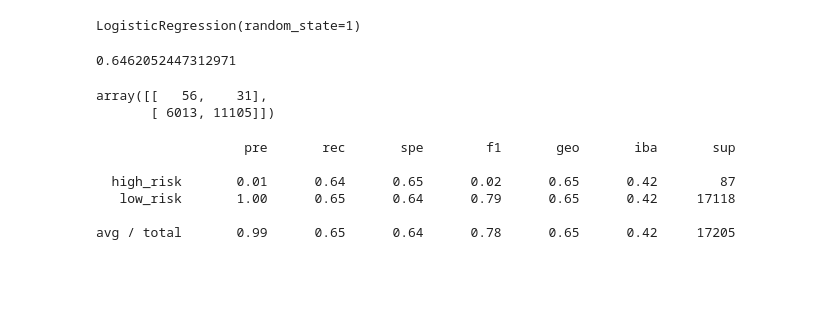
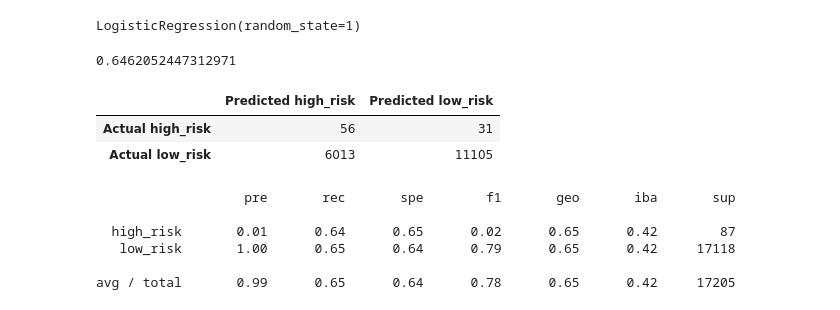
Before and after one commit to jjcode-databootcamp/Credit_Risk_Analysis, a Jupyter notebook: credit_risk_resampling.ipynb, the cells around one changed output. Drawn from its saved outputs; the diff is of its cells as text; code cells hidden in the pictures; blank space fills up the shorter version.

```diff
--- a/credit_risk_resampling.ipynb
+++ b/credit_risk_resampling.ipynb
@@ -150,18 +152,28 @@ LogisticRegression(random_state=1)
 from sklearn.metrics import balanced_accuracy_score
 
 # Define "predictions" variable specifying oversampling model
-predictions = over_sampling_model.predict(X_test)
+y_prediction = over_sampling_model.predict(X_test)
 
-balanced_accuracy_score(y_test, predictions)
+balanced_accuracy_score(y_test, y_prediction)
 # %% [output]
 0.6462052447312971
-# %%
-# Display the confusion matrix
-from sklearn.metrics import confusion_matrix
-confusion_matrix(y_test, predictions)
-# %% [output]
-array([[   56,    31],
-       [ 6013, 11105]])
+# %%
+# Display the confusion matrix
+
+# Calculate confusion matrix
+cm_naive = confusion_matrix(y_test, y_prediction)
+
+
+# Create confusion matrix dataframe
+cm_df_naive = pd.DataFrame(
+    cm_naive, index=["Actual high_risk", "Actual low_risk"], columns=["Predicted high_risk", "Predicted low_risk"])
+
+#display confusion matrix
+cm_df_naive
+# %% [output]
+|  | Predicted high_risk | Predicted low_risk |
+| Actual high_risk | 56 | 31 |
+| Actual low_risk | 6013 | 11105 |
 # %%
 # Print the imbalanced classification report
 from imblearn.metrics import classification_report_imbalanced
```
Also changed, not shown: parts of 18 cells of this notebook, 1 other file.
